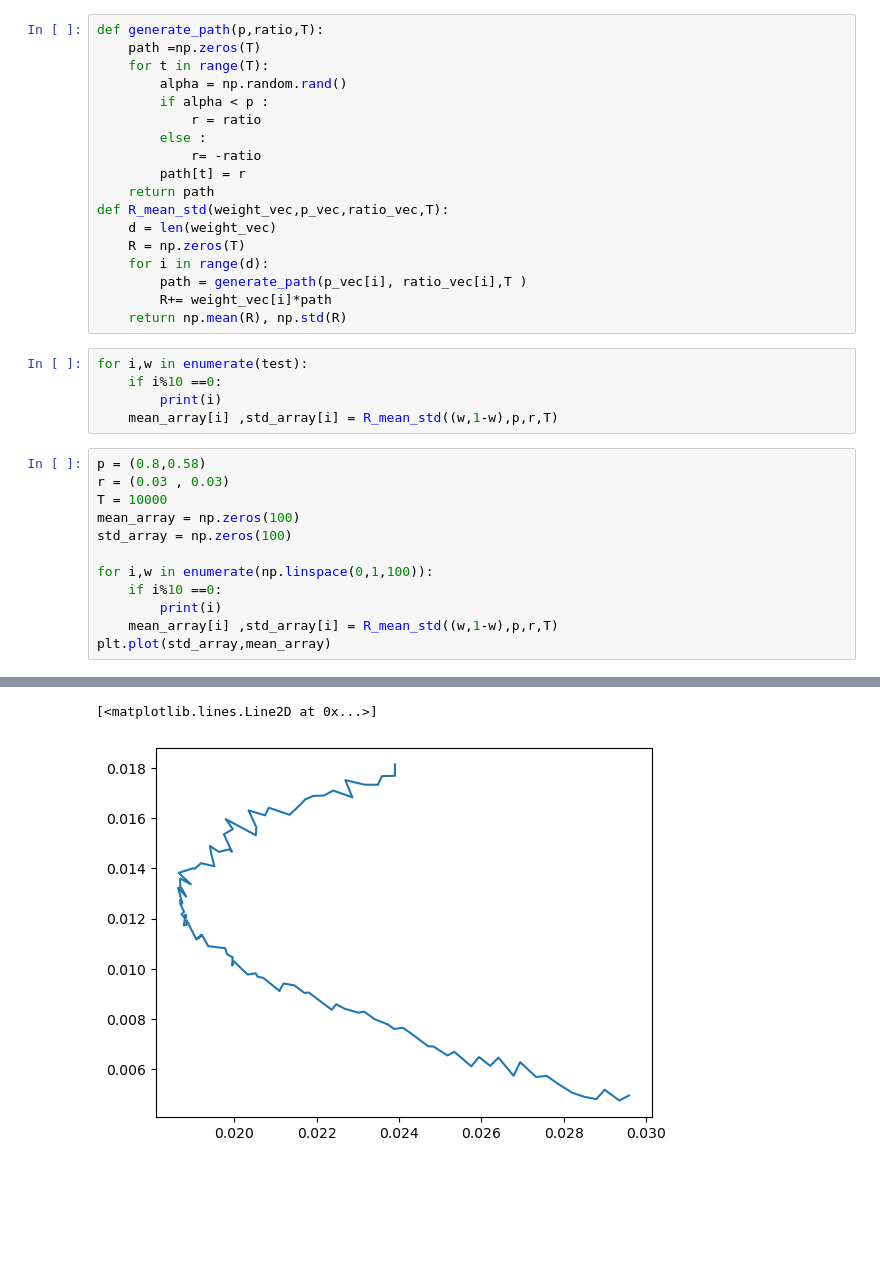
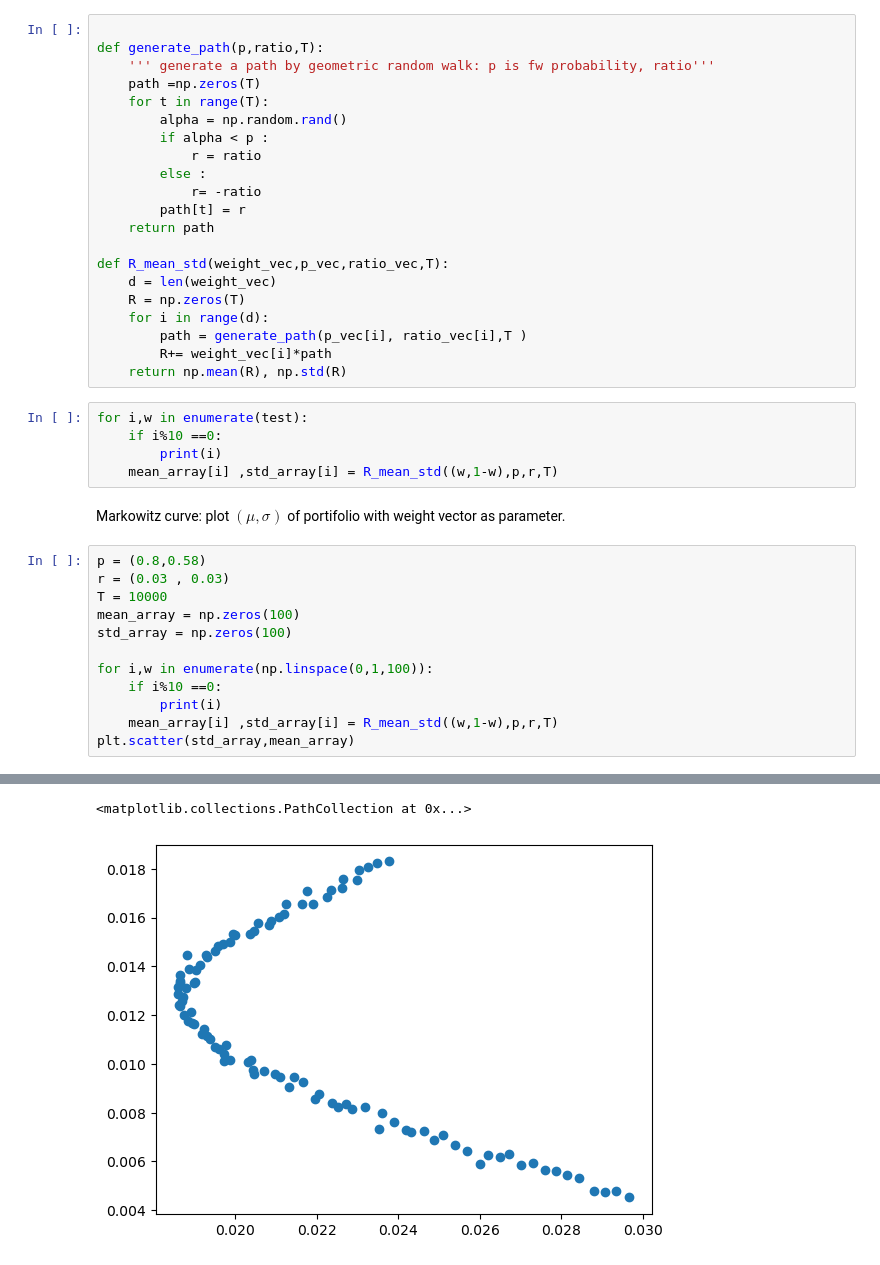
Before and after one commit to std92050/fin_math_110021515, a Jupyter notebook: Portifolio/Portfolio.ipynb, the cells around one changed output, grey strips where cells are left out. Cells and saved outputs as stored; diff of their text form; blank space fills up the shorter version.

```diff
--- a/Portifolio/Portfolio.ipynb
+++ b/Portifolio/Portfolio.ipynb
@@ -22,5 +375,7 @@ Consider the special case that $\mathbf{w}_t = \mathbf{w} \in \mathbb{R}^d$ is a
 # %%
+
 def generate_path(p,ratio,T):
+    ''' generate a path by geometric random walk: p is fw probability, ratio'''
     path =np.zeros(T)
     for t in range(T):
         alpha = np.random.rand()
@@ -30,6 +385,7 @@ def generate_path(p,ratio,T):
             r= -ratio
         path[t] = r
     return path
+
 def R_mean_std(weight_vec,p_vec,ratio_vec,T):
     d = len(weight_vec)
     R = np.zeros(T)
@@ -42,28 +398,30 @@ for i,w in enumerate(test):
     if i%10 ==0:
         print(i)
     mean_array[i] ,std_array[i] = R_mean_std((w,1-w),p,r,T)
+# %% [markdown]
+Markowitz curve: plot $(\mu , \sigma)$ of portifolio with weight vector as parameter.
 # %%
 p = (0.8,0.58)
 r = (0.03 , 0.03)
 T = 10000
 mean_array = np.zeros(100)
 std_array = np.zeros(100)
 
 for i,w in enumerate(np.linspace(0,1,100)):
     if i%10 ==0:
         print(i)
     mean_array[i] ,std_array[i] = R_mean_std((w,1-w),p,r,T)
-plt.plot(std_array,mean_array)
+plt.scatter(std_array,mean_array)
 # %% [output]
 0
 10
 20
 30
 40
 50
 60
 70
 80
 90
-[<matplotlib.lines.Line2D at 0x...>]
+<matplotlib.collections.PathCollection at 0x...>
-[figure, old version]
+[figure, new version]
```
Also changed, not shown: parts of 19 cells of this notebook, 1 other file.
